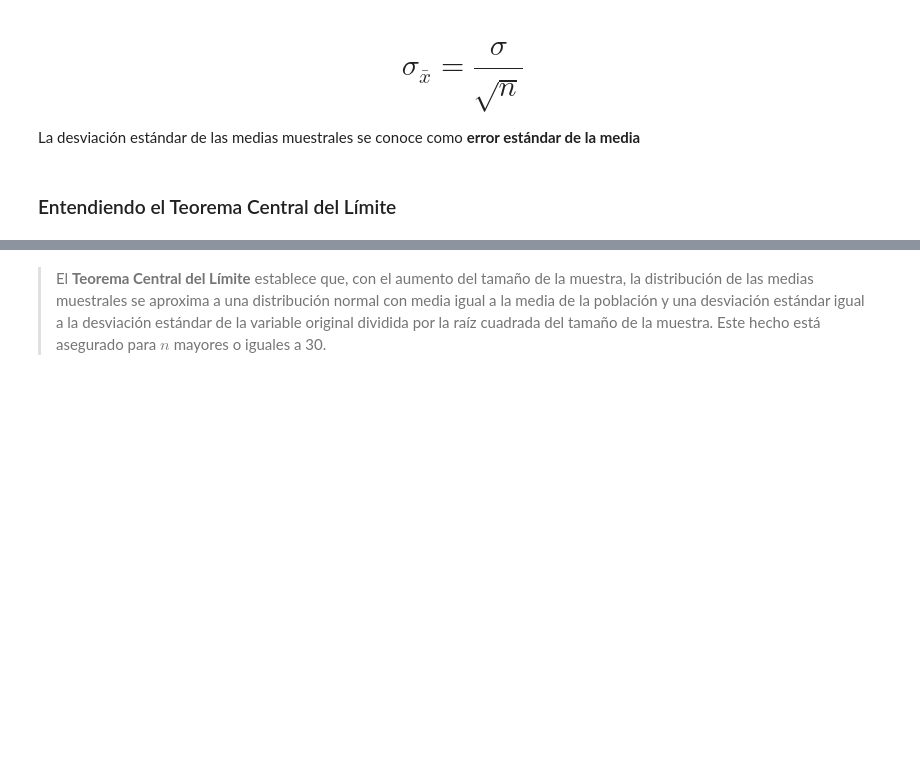
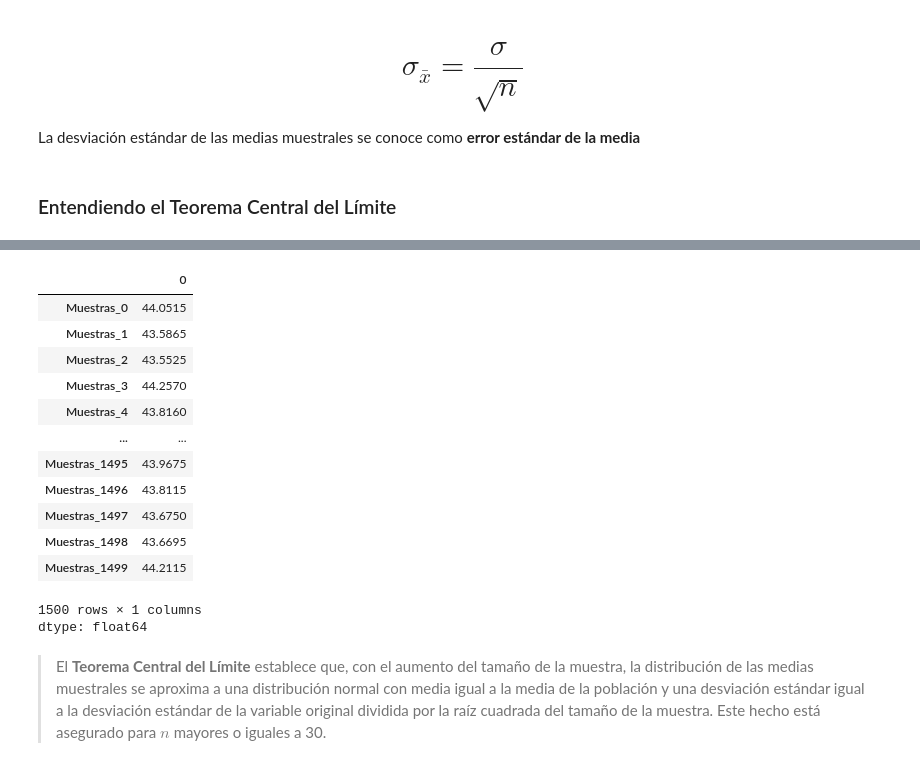
Before and after one commit to smringdesigns/Estadisticas_Probabilidad_Muestreo, a Jupyter notebook: Curso_Estadistica_Parte_2.ipynb, the cells around one changed output, grey strips where cells are left out. Saved outputs shown, nothing was run; the diff lists cells and outputs as text; code cells hidden in the pictures; blank space fills up the shorter version.

```diff
--- a/Curso_Estadistica_Parte_2.ipynb
+++ b/Curso_Estadistica_Parte_2.ipynb
@@ -812,2 +868,19 @@ La desviación estándar de las medias muestrales se conoce como **error estánd
+# %%
+muestras.mean()
+# %% [output]
+|  | 0 |
+| Muestras_0 | 44.0515 |
+| Muestras_1 | 43.5865 |
+| Muestras_2 | 43.5525 |
+| Muestras_3 | 44.2570 |
+| Muestras_4 | 43.8160 |
+| ... | ... |
+| Muestras_1495 | 43.9675 |
+| Muestras_1496 | 43.8115 |
+| Muestras_1497 | 43.6750 |
+| Muestras_1498 | 43.6695 |
+| Muestras_1499 | 44.2115 |
+1500 rows × 1 columns
+dtype: float64
 # %% [markdown]
 > El **Teorema Central del Límite** establece que, con el aumento del tamaño de la muestra, la distribución de las medias muestrales se aproxima a una distribución normal con media igual a la media de la población y una desviación estándar igual a la desviación estándar de la variable original dividida por la raíz cuadrada del tamaño de la muestra. Este hecho está asegurado para $n$ mayores o iguales a 30.
```
Also changed, not shown: parts of 35 cells of this notebook.
